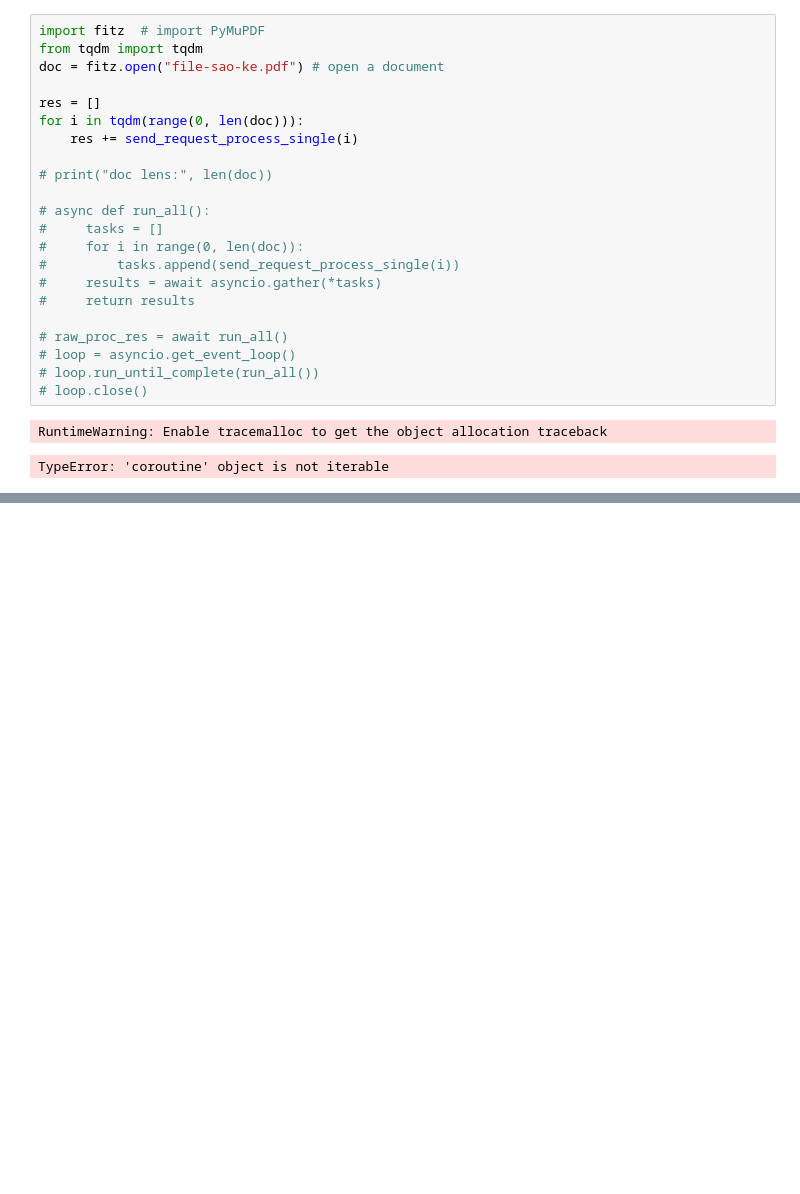
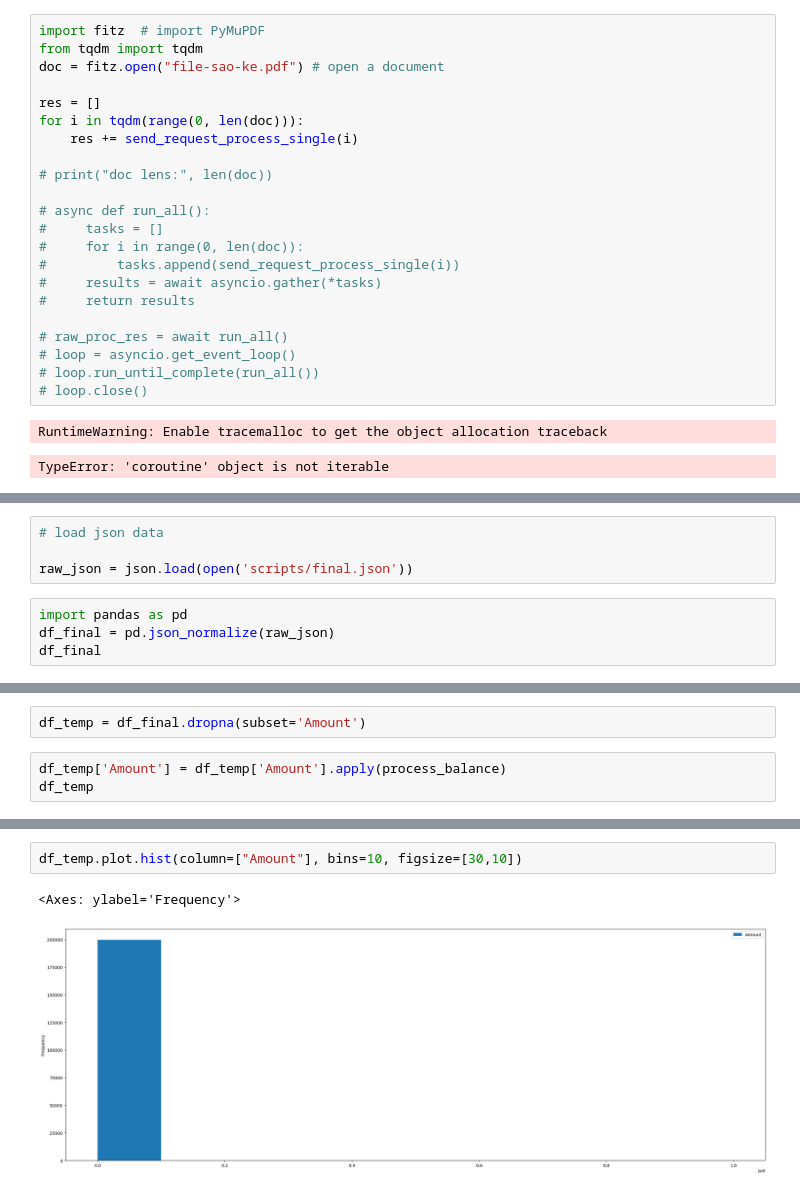
Before and after one commit to trongthanht3/tuthienalyze, a Jupyter notebook: Untitled.ipynb, the cells around one changed output, grey strips where cells are left out. Cells and saved outputs as stored; diff of their text form; blank space fills up the shorter version.

Commit message:
add script process

```diff
--- a/Untitled.ipynb
+++ b/Untitled.ipynb
@@ -457,0 +460,8 @@ TypeError: 'coroutine' object is not iterable
+# %%
+# load json data
+
+raw_json = json.load(open('scripts/final.json'))
+# %%
+import pandas as pd
+df_final = pd.json_normalize(raw_json)
+df_final
@@ -457,0 +489,5 @@ TypeError: 'coroutine' object is not iterable
+# %%
+df_temp = df_final.dropna(subset='Amount')
+# %%
+df_temp['Amount'] = df_temp['Amount'].apply(process_balance)
+df_temp
@@ -457,0 +535,5 @@ TypeError: 'coroutine' object is not iterable
+# %%
+df_temp.plot.hist(column=["Amount"], bins=10, figsize=[30,10])
+# %% [output]
+<Axes: ylabel='Frequency'>
+[figure, added]
```
Also changed, not shown: parts of 5 cells of this notebook, 6 other files.
